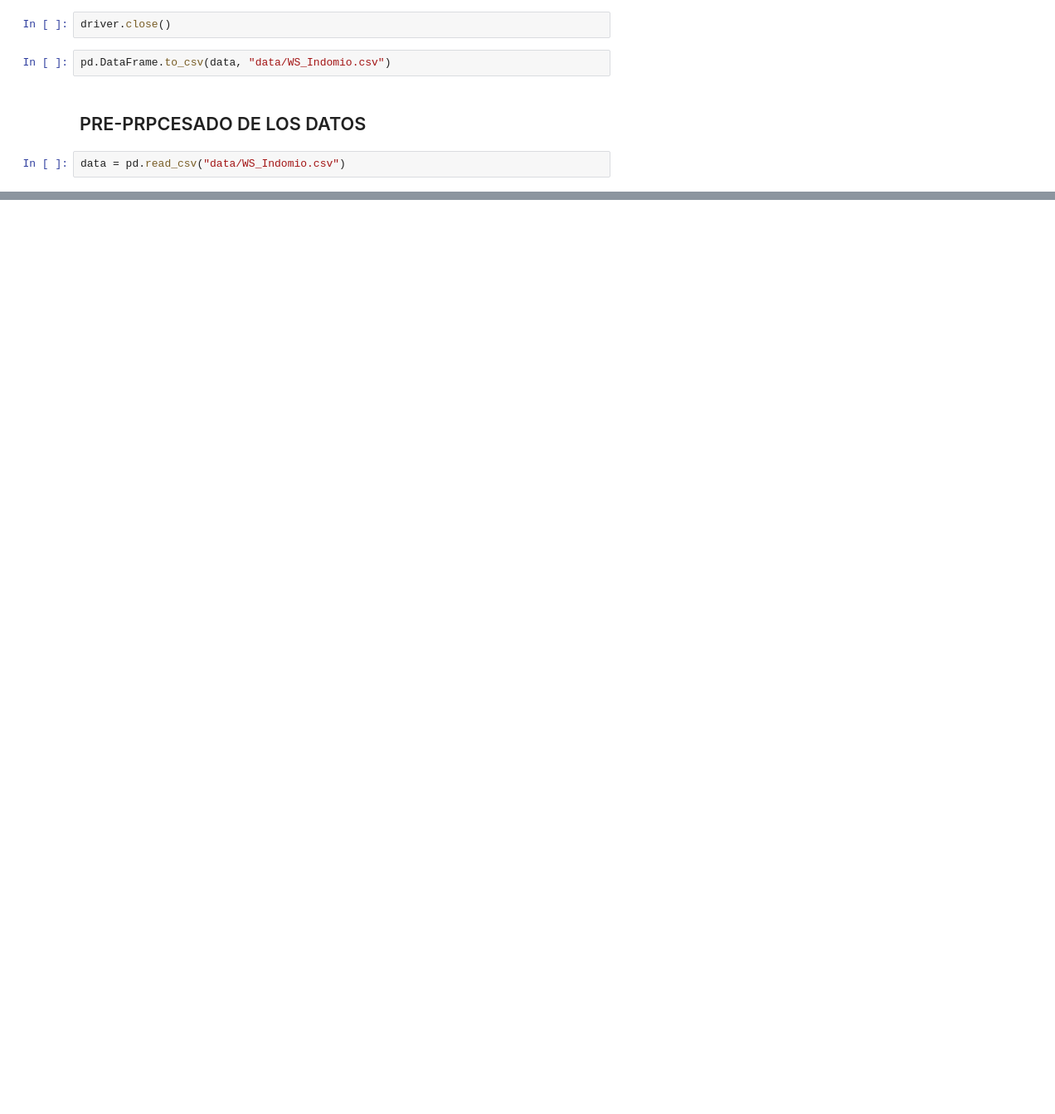
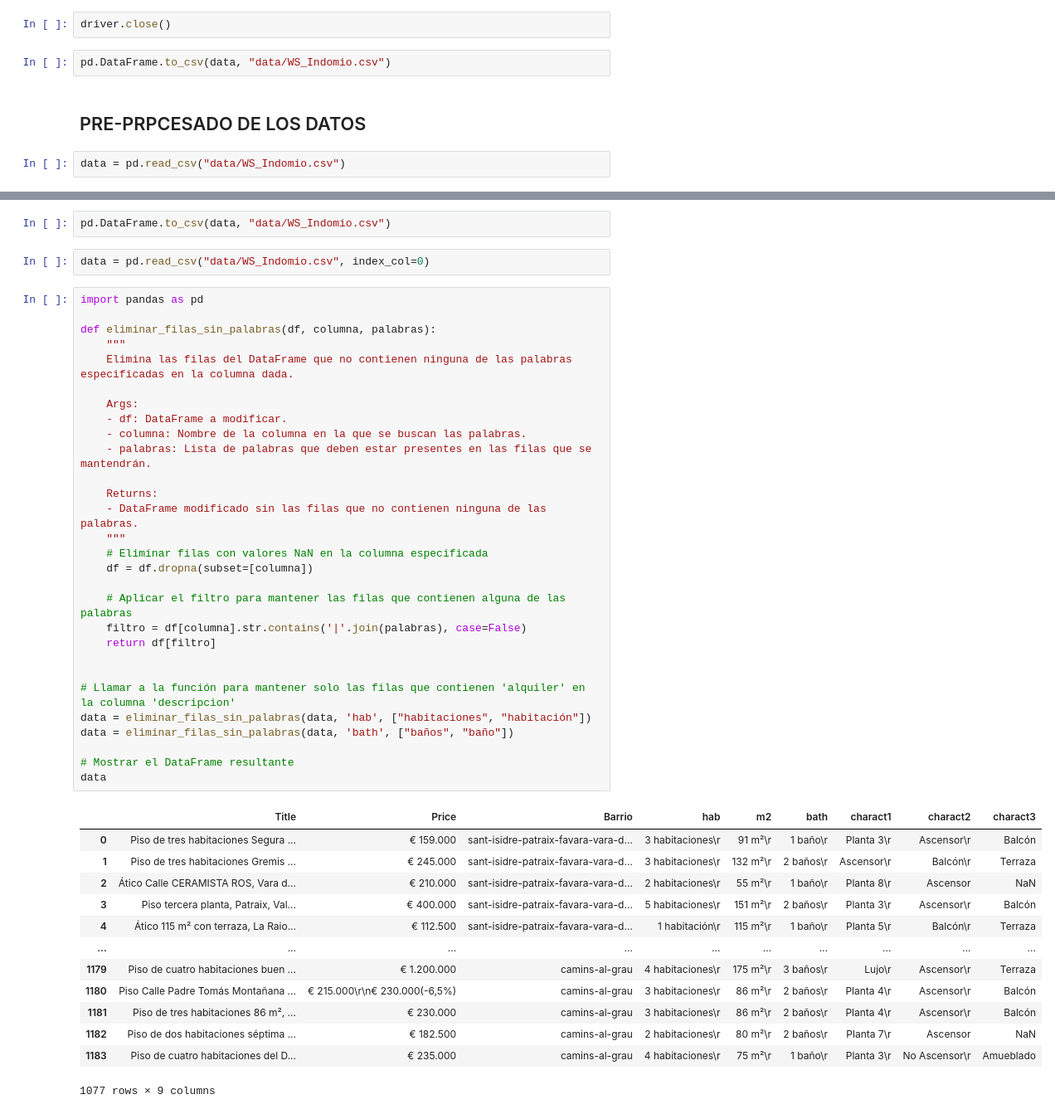
Before and after one commit to esedesam/mcd-nlp-proyecto, a Jupyter notebook: WS.ipynb, the cells around one changed output, grey strips where cells are left out. Shown at 83% size. Cells and saved outputs as stored; diff of their text form; blank space fills up the shorter version.

Commit message:
Terminado scrap indomio y procesado

```diff
--- a/WS.ipynb
+++ b/WS.ipynb
@@ -139,0 +136,47 @@ data
+# %%
+pd.DataFrame.to_csv(data, "data/WS_Indomio.csv")
+# %%
+data = pd.read_csv("data/WS_Indomio.csv", index_col=0)
+# %%
+import pandas as pd
+
+def eliminar_filas_sin_palabras(df, columna, palabras):
+    """
+    Elimina las filas del DataFrame que no contienen ninguna de las palabras especificadas en la columna dada.
+
+    Args:
+    - df: DataFrame a modificar.
+    - columna: Nombre de la columna en la que se buscan las palabras.
+    - palabras: Lista de palabras que deben estar presentes en las filas que se mantendrán.
+
+    Returns:
+    - DataFrame modificado sin las filas que no contienen ninguna de las palabras.
+    """
+    # Eliminar filas con valores NaN en la columna especificada
+    df = df.dropna(subset=[columna])
+
+    # Aplicar el filtro para mantener las filas que contienen alguna de las palabras
+    filtro = df[columna].str.contains('|'.join(palabras), case=False)
+    return df[filtro]
+
+
+# Llamar a la función para mantener solo las filas que contienen 'alquiler' en la columna 'descripcion'
+data = eliminar_filas_sin_palabras(data, 'hab', ["habitaciones", "habitación"])
+data = eliminar_filas_sin_palabras(data, 'bath', ["baños", "baño"])
+
+# Mostrar el DataFrame resultante
+data
+# %% [output]
+|  | Title | Price | Barrio | hab | m2 | bath | charact1 | charact2 | charact3 |
+| 0 | Piso de tres habitaciones Segura ... | € 159.000 | sant-isidre-patraix-favara-vara-d... | 3 habitaciones\r | 91 m²\r | 1 baño\r | Planta 3\r | Ascensor\r | Balcón |
+| 1 | Piso de tres habitaciones Gremis ... | € 245.000 | sant-isidre-patraix-favara-vara-d... | 3 habitaciones\r | 132 m²\r | 2 baños\r | Ascensor\r | Balcón\r | Terraza |
+| 2 | Ático Calle CERAMISTA ROS, Vara d... | € 210.000 | sant-isidre-patraix-favara-vara-d... | 2 habitaciones\r | 55 m²\r | 1 baño\r | Planta 8\r | Ascensor | NaN |
+| 3 | Piso tercera planta, Patraix, Val... | € 400.000 | sant-isidre-patraix-favara-vara-d... | 5 habitaciones\r | 151 m²\r | 2 baños\r | Planta 3\r | Ascensor\r | Balcón |
+| 4 | Ático 115 m² con terraza, La Raio... | € 112.500 | sant-isidre-patraix-favara-vara-d... | 1 habitación\r | 115 m²\r | 1 baño\r | Planta 5\r | Balcón\r | Terraza |
+| ... | ... | ... | ... | ... | ... | ... | ... | ... | ... |
+| 1179 | Piso de cuatro habitaciones buen ... | € 1.200.000 | camins-al-grau | 4 habitaciones\r | 175 m²\r | 3 baños\r | Lujo\r | Ascensor\r | Terraza |
+| 1180 | Piso Calle Padre Tomás Montañana ... | € 215.000\r\n€ 230.000(-6,5%) | camins-al-grau | 3 habitaciones\r | 86 m²\r | 2 baños\r | Planta 4\r | Ascensor\r | Balcón |
+| 1181 | Piso de tres habitaciones 86 m², ... | € 230.000 | camins-al-grau | 3 habitaciones\r | 86 m²\r | 2 baños\r | Planta 4\r | Ascensor\r | Balcón |
+| 1182 | Piso de dos habitaciones séptima ... | € 182.500 | camins-al-grau | 2 habitaciones\r | 80 m²\r | 2 baños\r | Planta 7\r | Ascensor | NaN |
+| 1183 | Piso de cuatro habitaciones del D... | € 235.000 | camins-al-grau | 4 habitaciones\r | 75 m²\r | 1 baño\r | Planta 3\r | No Ascensor\r | Amueblado |
+1077 rows × 9 columns
```
Also changed, not shown: parts of 3 cells of this notebook, 1 other file.
